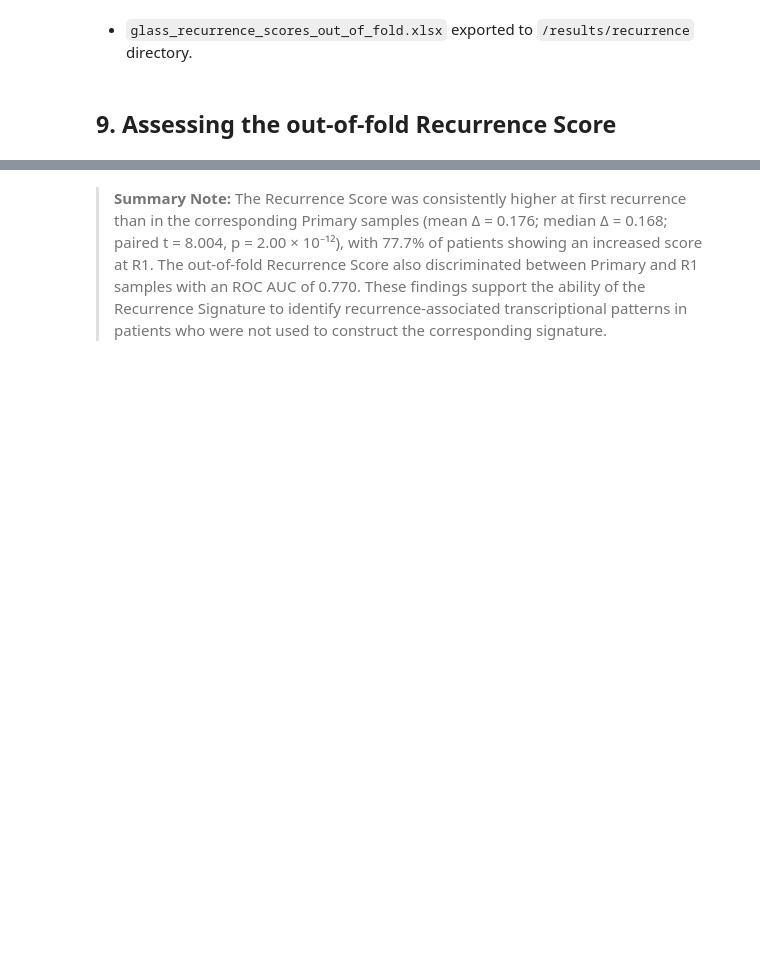
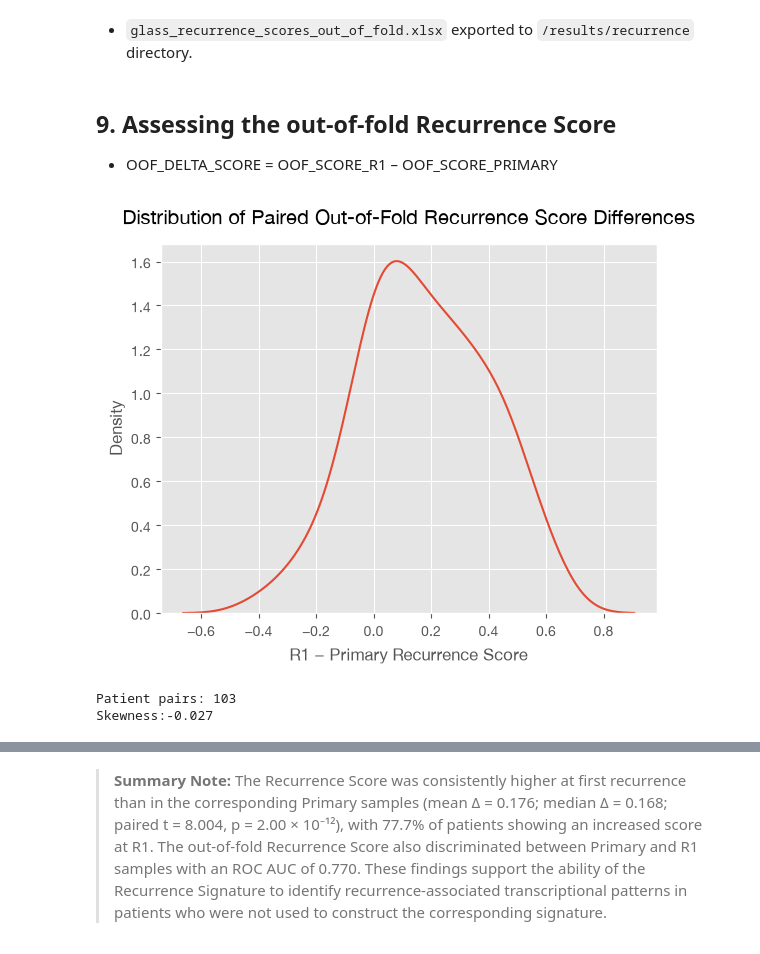
Before and after one commit to zuhany/cell_lines_pv_26, a Jupyter notebook: notebooks/GLASS.ipynb, the cells around one changed output, grey strips where cells are left out. Saved outputs shown, nothing was run; the diff lists cells and outputs as text; code cells hidden in the pictures; blank space fills up the shorter version.

```diff
--- a/notebooks/GLASS.ipynb
+++ b/notebooks/GLASS.ipynb
@@ -3058,12 +3273,9 @@ consensus_inspection[
 # %%
 for threshold in [0.05, 0.10, 0.20, 0.30]:
     opposite_freq = consensus_inspection["OPPOSITE_DIRECTION_FREQUENCY"]
-    n = (opposite_freq >= threshold).sum()
-
-    print(
-        f"Opposite-direction frequency >= {threshold:.0%}: "
-        f"{n}/{len(consensus_inspection)}"
-    )
+    n = int(np.count_nonzero(opposite_freq.to_numpy() >= threshold))
+    print(f"Opposite-direction frequency >= {threshold:.0%}: "
+          f"{n}/{len(consensus_inspection)}")
 # %% [output]
 Opposite-direction frequency >= 5%: 0/265
 Opposite-direction frequency >= 10%: 0/265
@@ -3471,27 +3814,32 @@ glass_recurrence_scores_out_of_fold.to_excel(
 - `glass_recurrence_scores_out_of_fold.xlsx` exported to `/results/recurrence` directory.
 # %% [markdown]
 ## 9. Assessing the out-of-fold Recurrence Score
+- OOF_DELTA_SCORE = OOF_SCORE_R1 – OOF_SCORE_PRIMARY
 # %%
-oof_pairs = glass_recurrence_scores_out_of_fold.pivot(
+oof_pairs = pd.DataFrame(glass_recurrence_scores_out_of_fold.pivot(
     index="PATIENT_ID",
     columns="SAMPLE_TYPE",
     values="RECURRENCE_SCORE"
-)
+))
 
 oof_pairs["OOF_DELTA_SCORE"] = (
-    oof_pairs["R1"] -
-    oof_pairs["Primary"]
+    oof_pairs["First Recurrence"] -
+    oof_pairs["Tumor Primary"]
 )
-
-mean_oof_delta = oof_pairs["OOF_DELTA_SCORE"].mean()
-median_oof_delta = oof_pairs["OOF_DELTA_SCORE"].median()
-
-t_statistic, p_value = ttest_rel(
-    oof_pairs["R1"],
-    oof_pairs["Primary"]
-)
-
-r1_higher = (
-    oof_pairs["R1"] >
-    oof_pairs["Primary"]
-)
+# %%
+sns.kdeplot(np.array(oof_pairs["OOF_DELTA_SCORE"]))
+
+plt.title("Distribution of Paired Out-of-Fold Recurrence Score Differences", y=1.03)
+plt.xlabel("R1 − Primary Recurrence Score")
+plt.ylabel("Density")
+plt.show()
+# %% [output]
+[figure, added]
+# %%
+oof_delta_skew = float(skew(oof_pairs["OOF_DELTA_SCORE"], nan_policy="omit"))
+
+print("Patient pairs:", glass_recurrence_scores_out_of_fold["PATIENT_ID"].nunique())
+print(f"Skewness:{float(oof_delta_skew):.3f}")
+# %% [output]
+Patient pairs: 103
+Skewness:-0.027
```
Also changed, not shown: parts of 81 cells of this notebook, 24 other files.
